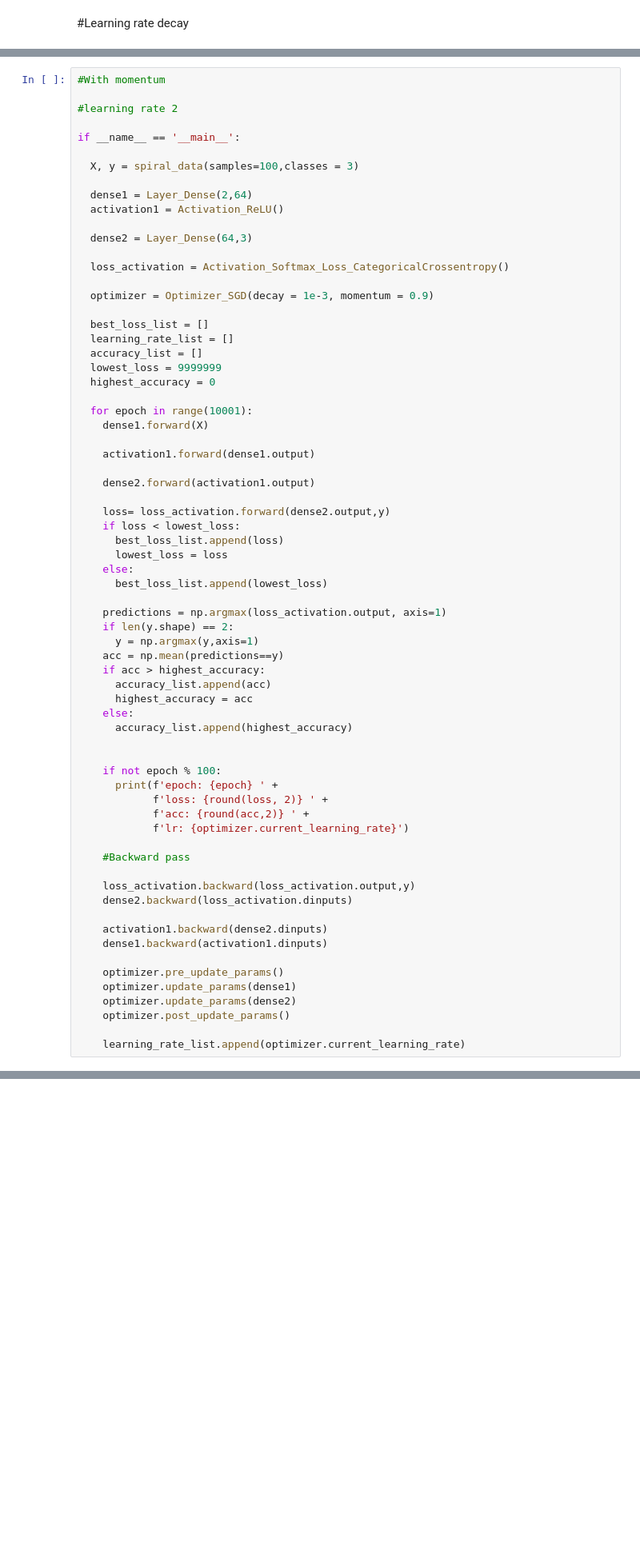
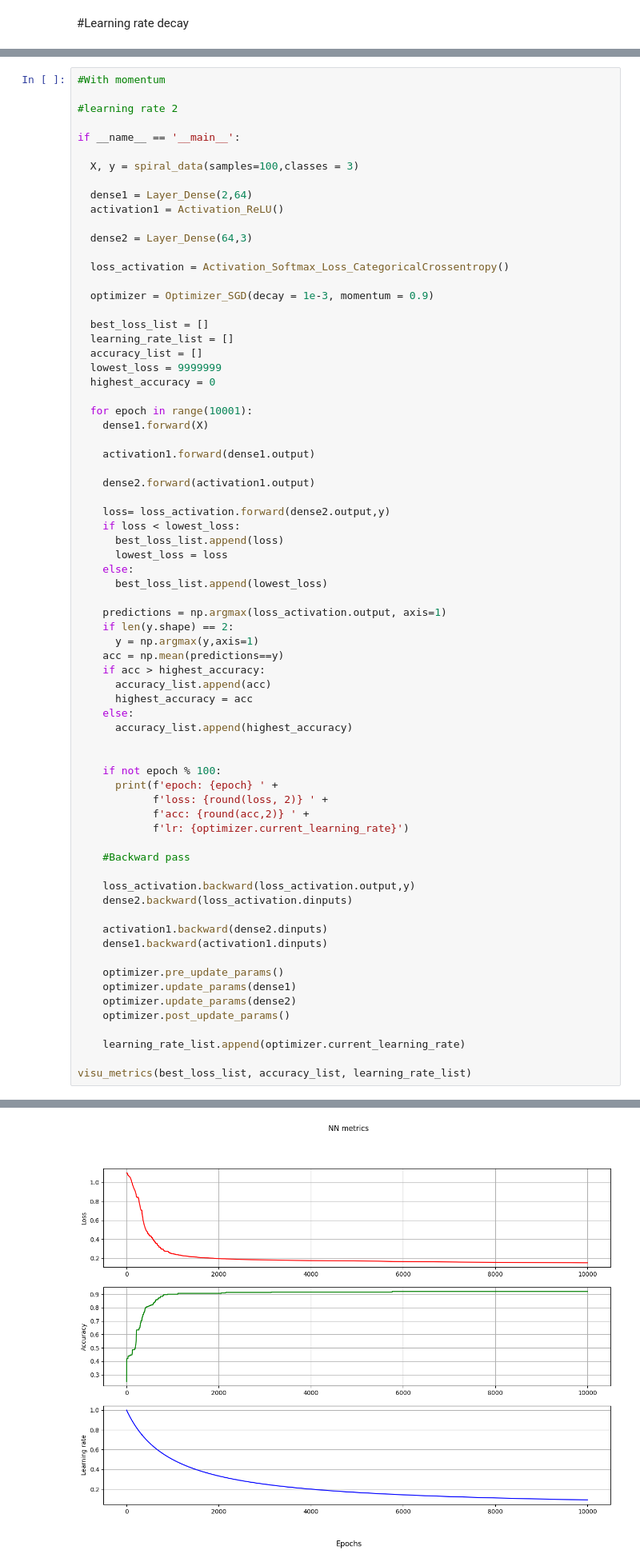
Before and after one commit to douglasmmachado/BatterySoC-Prediction, a Jupyter notebook: examples.ipynb, the cells around one changed output, grey strips where cells are left out. Shown at 80% size. Saved outputs shown, nothing was run; the diff lists cells and outputs as text; blank space fills up the shorter version.

```diff
--- a/examples.ipynb
+++ b/examples.ipynb
@@ -1133,4 +1137,6 @@ if __name__ == '__main__':
     optimizer.post_update_params()
 
     learning_rate_list.append(optimizer.current_learning_rate)
+
+visu_metrics(best_loss_list, accuracy_list, learning_rate_list)
 # %% [output]
@@ -1153,0 +1160 @@ epoch: 10000 loss: 0.27000001072883606 acc: 0.89 lr: 0.09091735612328393
+[figure, added]
```
Also changed, not shown: parts of 13 cells of this notebook.
